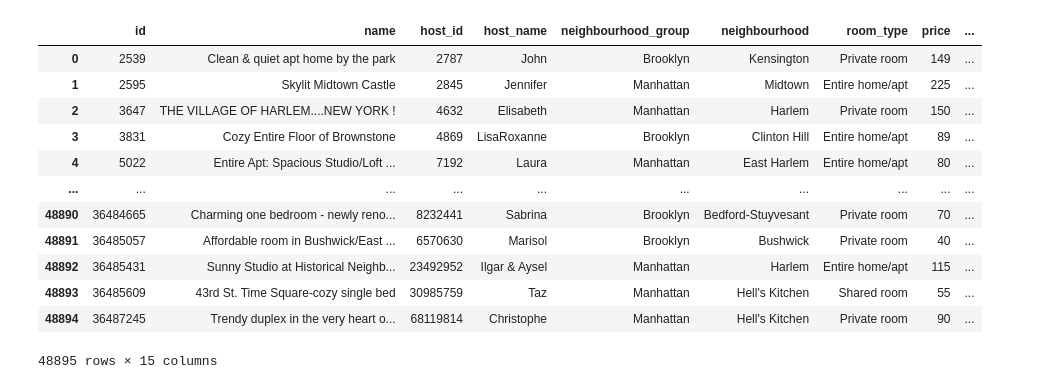
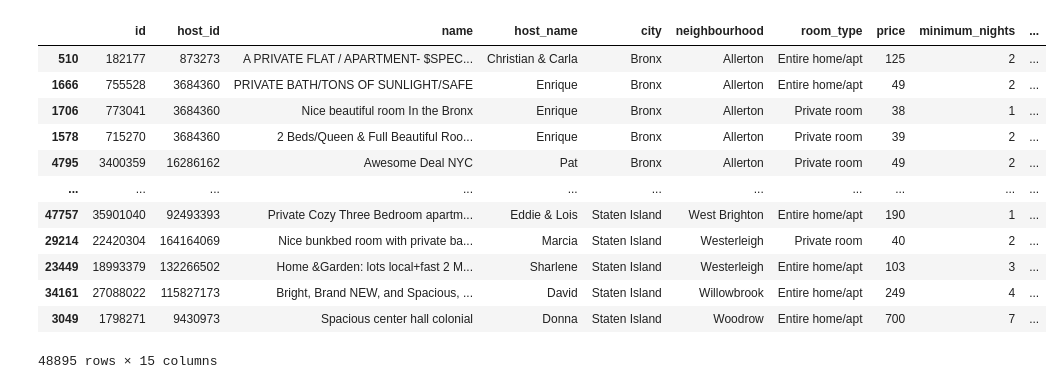
Before and after one commit to aruship1/320finalProject, a Jupyter notebook: firstFile.ipynb, the cells around one changed output. Drawn from its saved outputs; the diff is of its cells as text; code cells hidden in the pictures.

Commit message:
Tidying data

```diff
--- a/firstFile.ipynb
+++ b/firstFile.ipynb
@@ -1,36 +1,43 @@
 # %%
 #This is a dummie file for a git hub push test
 import numpy as np
 import pandas as pd
 import random
 import matplotlib.pyplot as plt
 import seaborn as sb
 import statsmodels as smodel
 import sklearn
 from sklearn import datasets, linear_model, metrics
 import statsmodels.formula.api as stmf
 import os
 
 
 # NY DATA
 nyDataFrame = pd.read_csv('AB_NYC_2019.csv')
 nyDataFrame['coordinates'] = nyDataFrame['latitude'].astype(str) + ', ' + nyDataFrame['longitude'].astype(str)
 del nyDataFrame['latitude']
 del nyDataFrame['longitude']
-nyDataFrame
+
+# Replace neighborhood group with city
+nyDataFrame.columns = ['city' if x=='neighbourhood_group' else x for x in nyDataFrame.columns]
+# Move city column towards beginning
+nyDataFrame = nyDataFrame[["id","host_id","name","host_name","city","neighbourhood","room_type","price","minimum_nights","number_of_reviews","last_review",
+                             "reviews_per_month","calculated_host_listings_count","availability_365","coordinates"]]
+# Group by city and neighborhood and sort by the most number of reviews
+nyDataFrame.sort_values(["city","neighbourhood","number_of_reviews"],ascending = [True,True,False])
 # %% [output]
-|  | id | name | host_id | host_name | neighbourhood_group | neighbourhood | room_type | price | ... |
-| 0 | 2539 | Clean & quiet apt home by the park | 2787 | John | Brooklyn | Kensington | Private room | 149 | ... |
-| 1 | 2595 | Skylit Midtown Castle | 2845 | Jennifer | Manhattan | Midtown | Entire home/apt | 225 | ... |
-| 2 | 3647 | THE VILLAGE OF HARLEM....NEW YORK ! | 4632 | Elisabeth | Manhattan | Harlem | Private room | 150 | ... |
-| 3 | 3831 | Cozy Entire Floor of Brownstone | 4869 | LisaRoxanne | Brooklyn | Clinton Hill | Entire home/apt | 89 | ... |
-| 4 | 5022 | Entire Apt: Spacious Studio/Loft ... | 7192 | Laura | Manhattan | East Harlem | Entire home/apt | 80 | ... |
-| ... | ... | ... | ... | ... | ... | ... | ... | ... | ... |
-| 48890 | 36484665 | Charming one bedroom - newly reno... | 8232441 | Sabrina | Brooklyn | Bedford-Stuyvesant | Private room | 70 | ... |
-| 48891 | 36485057 | Affordable room in Bushwick/East ... | 6570630 | Marisol | Brooklyn | Bushwick | Private room | 40 | ... |
-| 48892 | 36485431 | Sunny Studio at Historical Neighb... | 23492952 | Ilgar & Aysel | Manhattan | Harlem | Entire home/apt | 115 | ... |
-| 48893 | 36485609 | 43rd St. Time Square-cozy single bed | 30985759 | Taz | Manhattan | Hell's Kitchen | Shared room | 55 | ... |
-| 48894 | 36487245 | Trendy duplex in the very heart o... | 68119814 | Christophe | Manhattan | Hell's Kitchen | Private room | 90 | ... |
+|  | id | host_id | name | host_name | city | neighbourhood | room_type | price | minimum_nights | ... |
+| 510 | 182177 | 873273 | A PRIVATE FLAT / APARTMENT- $SPEC... | Christian & Carla | Bronx | Allerton | Entire home/apt | 125 | 2 | ... |
+| 1666 | 755528 | 3684360 | PRIVATE BATH/TONS OF SUNLIGHT/SAFE | Enrique | Bronx | Allerton | Entire home/apt | 49 | 2 | ... |
+| 1706 | 773041 | 3684360 | Nice beautiful room In the Bronx | Enrique | Bronx | Allerton | Private room | 38 | 1 | ... |
+| 1578 | 715270 | 3684360 | 2 Beds/Queen & Full Beautiful Roo... | Enrique | Bronx | Allerton | Private room | 39 | 2 | ... |
+| 4795 | 3400359 | 16286162 | Awesome Deal NYC | Pat | Bronx | Allerton | Private room | 49 | 2 | ... |
+| ... | ... | ... | ... | ... | ... | ... | ... | ... | ... | ... |
+| 47757 | 35901040 | 92493393 | Private Cozy Three Bedroom apartm... | Eddie & Lois | Staten Island | West Brighton | Entire home/apt | 190 | 1 | ... |
+| 29214 | 22420304 | 164164069 | Nice bunkbed room with private ba... | Marcia | Staten Island | Westerleigh | Private room | 40 | 2 | ... |
+| 23449 | 18993379 | 132266502 | Home &Garden: lots local+fast 2 M... | Sharlene | Staten Island | Westerleigh | Entire home/apt | 103 | 3 | ... |
+| 34161 | 27088022 | 115827173 | Bright, Brand NEW, and Spacious, ... | David | Staten Island | Willowbrook | Entire home/apt | 249 | 4 | ... |
+| 3049 | 1798271 | 9430973 | Spacious center hall colonial | Donna | Staten Island | Woodrow | Entire home/apt | 700 | 7 | ... |
 48895 rows × 15 columns
 # %%
 
```
Also changed, not shown: parts of 2 cells of this notebook.
